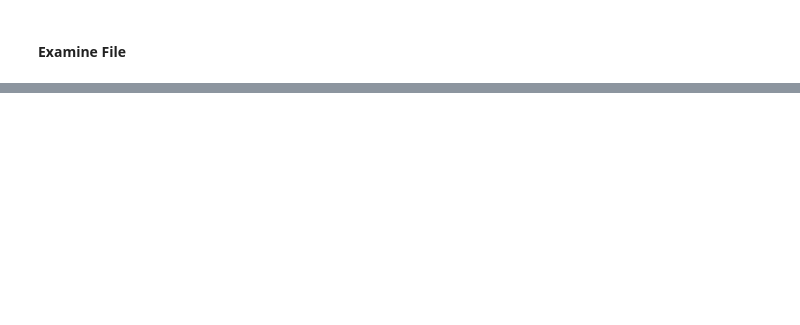
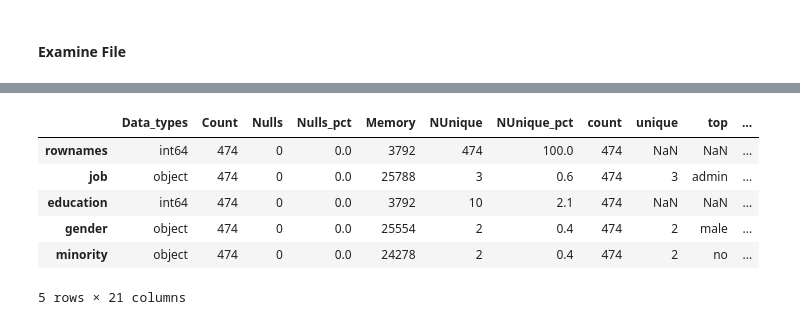
Before and after one commit to tanickell/Data-Science-Portfolio-C22, a Jupyter notebook: 00-Misc/Practice-CSV-Importing-and-Verifying.ipynb, the cells around one changed output, grey strips where cells are left out. Drawn from its saved outputs; the diff is of its cells as text; code cells hidden in the pictures; blank space fills up the shorter version.

```diff
--- a/00-Misc/Practice-CSV-Importing-and-Verifying.ipynb
+++ b/00-Misc/Practice-CSV-Importing-and-Verifying.ipynb
@@ -56,2 +89,5 @@ rownames,year,election_result,presidential_approval,poll_average
 # %% [markdown]
 #### Examine File
+# %%
+csv_file = url1.split("/")[-1]
+csv_file
@@ -57,0 +96,2 @@ rownames,year,election_result,presidential_approval,poll_average
+# %%
+df_bank_wages = pd.read_csv( csv_file )
@@ -57,0 +130,10 @@ rownames,year,election_result,presidential_approval,poll_average
+# %%
+metadata.metadata( df_bank_wages )
+# %% [output]
+|  | Data_types | Count | Nulls | Nulls_pct | Memory | NUnique | NUnique_pct | count | unique | top | ... |
+| rownames | int64 | 474 | 0 | 0.0 | 3792 | 474 | 100.0 | 474 | NaN | NaN | ... |
+| job | object | 474 | 0 | 0.0 | 25788 | 3 | 0.6 | 474 | 3 | admin | ... |
+| education | int64 | 474 | 0 | 0.0 | 3792 | 10 | 2.1 | 474 | NaN | NaN | ... |
+| gender | object | 474 | 0 | 0.0 | 25554 | 2 | 0.4 | 474 | 2 | male | ... |
+| minority | object | 474 | 0 | 0.0 | 24278 | 2 | 0.4 | 474 | 2 | no | ... |
+5 rows × 21 columns
```
Also changed, not shown: parts of 73 cells of this notebook.
